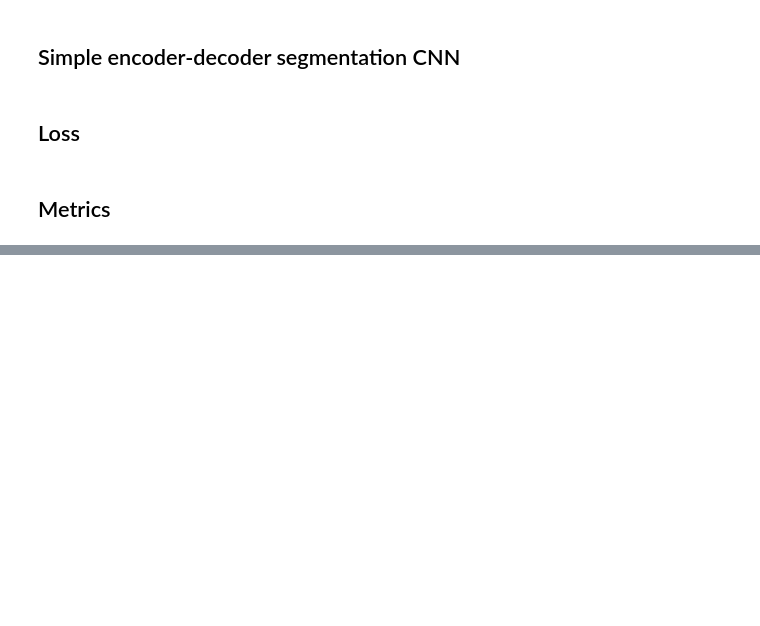
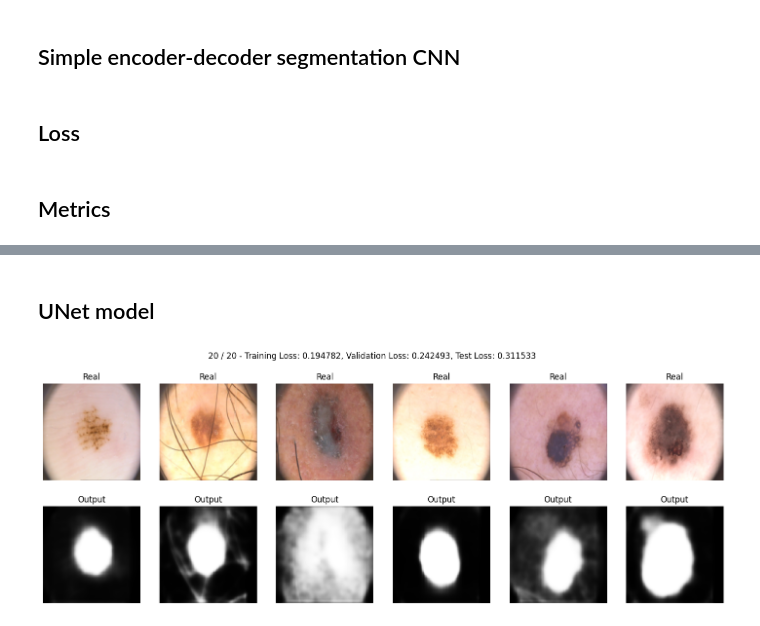
Before and after one commit to drykkur/02516, a Jupyter notebook: IDLCV_Exercise_2_2_skin.ipynb, the cells around one changed output, grey strips where cells are left out. Saved outputs shown, nothing was run; the diff lists cells and outputs as text; code cells hidden in the pictures; blank space fills up the shorter version.

```diff
--- a/IDLCV_Exercise_2_2_skin.ipynb
+++ b/IDLCV_Exercise_2_2_skin.ipynb
@@ -397,0 +398,2 @@ Test Specificity: 0.9872930427118105
+# %% [markdown]
+## UNet model
@@ -397,0 +444,6 @@ Test Specificity: 0.9872930427118105
+# %%
+model = UNet().to(device)
+epochs = 20
+train_losses, val_losses, test_losses, train_metrics, val_metrics, test_metrics = train(model, optim.Adam(model.parameters()), bce_loss, epochs, train_loader, validation_loader, test_loader)
+# %% [output]
+[figure, added]
```
Also changed, not shown: parts of 9 cells of this notebook.
